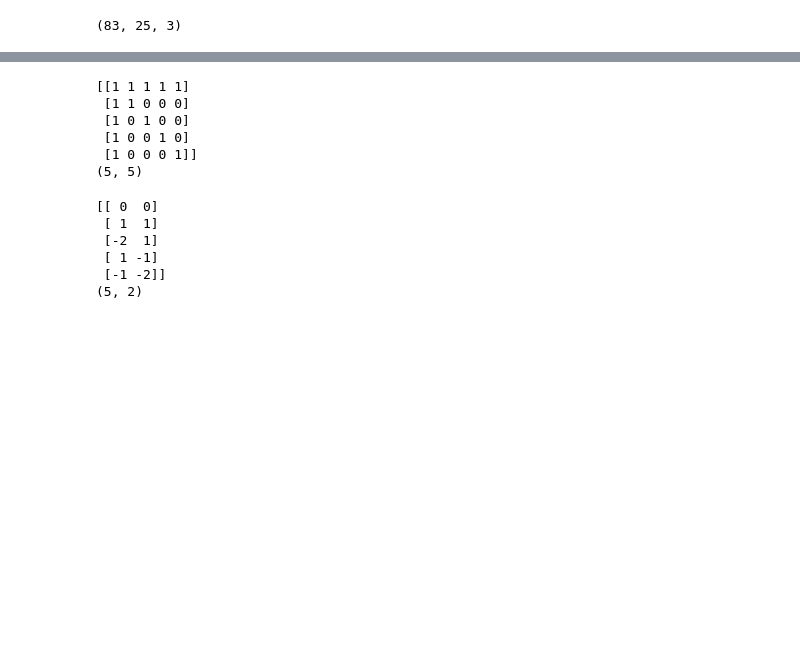
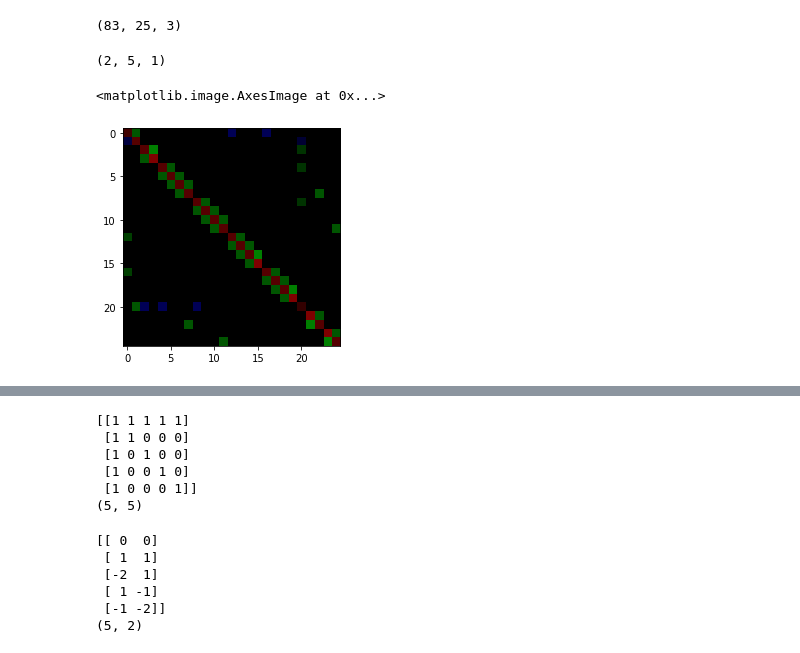
Before and after one commit to danilobcardoso/action-embedding-transformer, a Jupyter notebook: Laboratório.ipynb, the cells around one changed output, grey strips where cells are left out. Saved outputs shown, nothing was run; the diff lists cells and outputs as text; code cells hidden in the pictures; blank space fills up the shorter version.

```diff
--- a/Laboratório.ipynb
+++ b/Laboratório.ipynb
@@ -24,3 +26,16 @@ sequence =  sample_data['skel_body0']
 sequence.shape
 # %% [output]
 (83, 25, 3)
+# %%
+graph5 = Graph(ntu_ss_2)
+cols3 = upsample_columns(ntu_ss_1, ntu_ss_2)
+a5 = graph5.getA(cols3)
+
+print(a5.shape)
+# %% [output]
+(2, 5, 1)
+# %%
+plt.imshow(graph25.A.transpose(1,2,0)[:,:,0:3])
+# %% [output]
+<matplotlib.image.AxesImage at 0x...>
+[figure, added]
```
Also changed, not shown: parts of 12 cells of this notebook, 9 other files.
